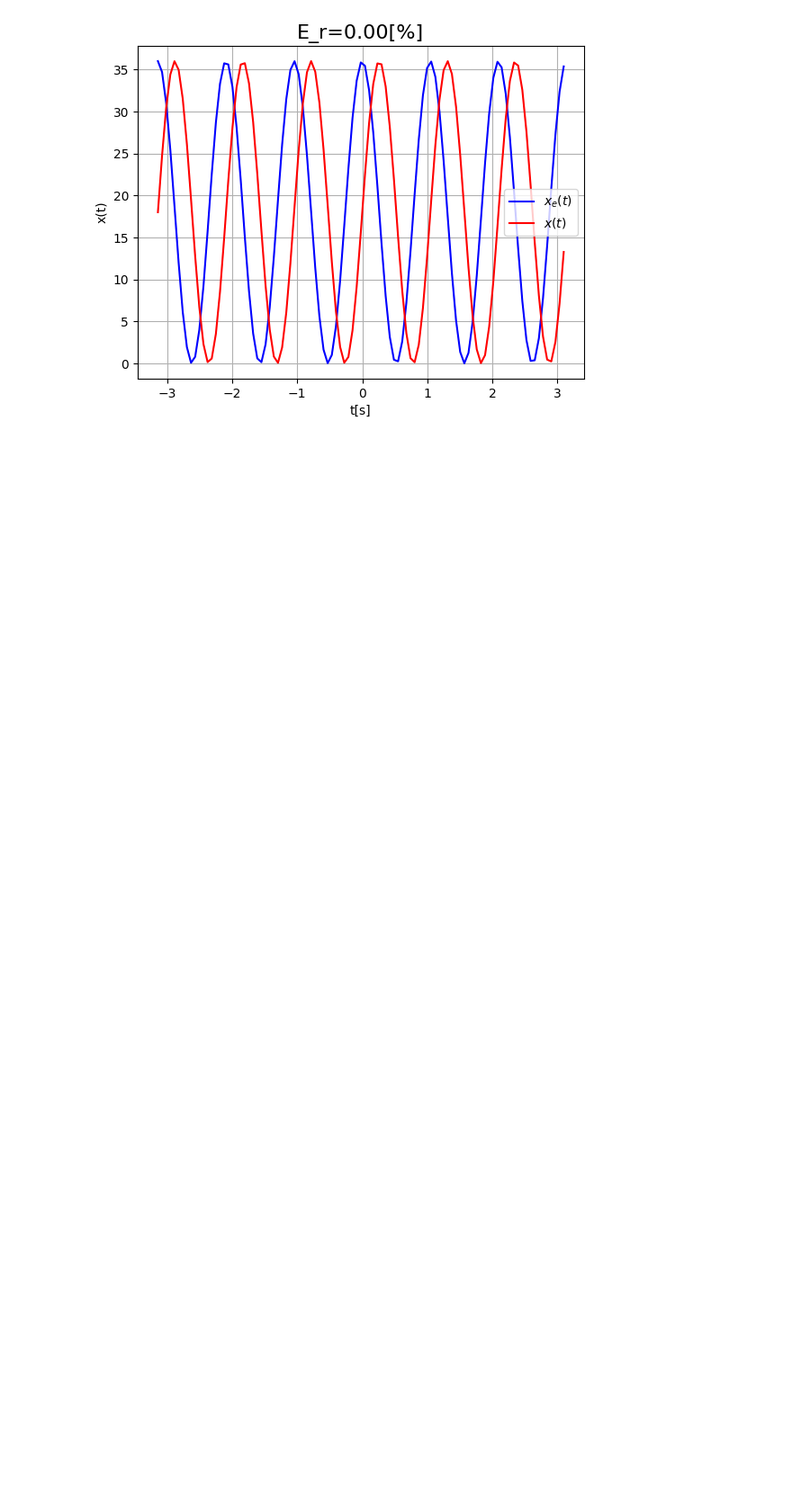
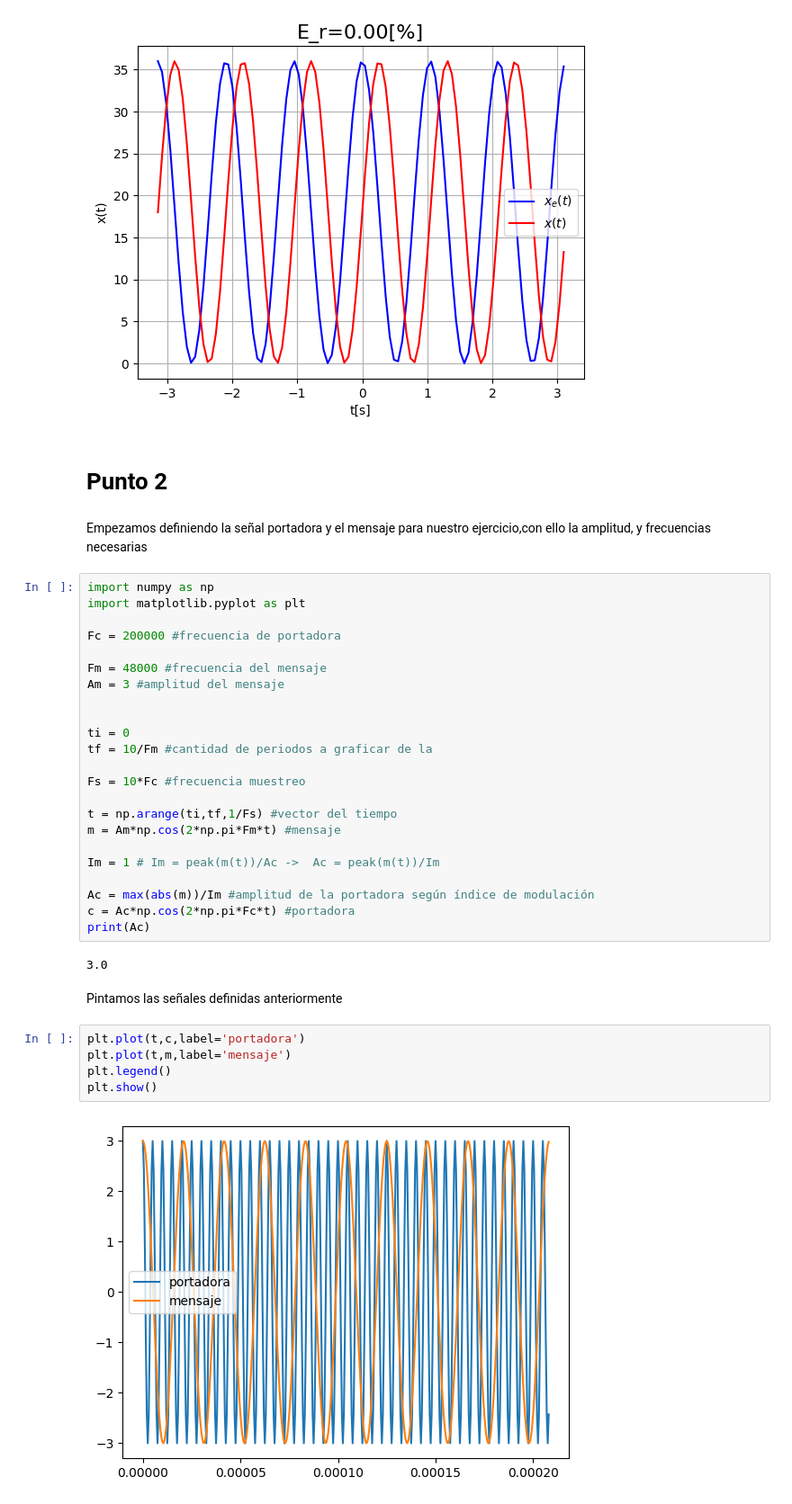
Before and after one commit to Elcejas77/Ejercicios, a Jupyter notebook: ArboledaDiego_Parcial2_2023.ipynb, the cells around one changed output. Shown at 90% size. Drawn from its saved outputs; the diff is of its cells as text; blank space fills up the shorter version.

```diff
--- a/ArboledaDiego_Parcial2_2023.ipynb
+++ b/ArboledaDiego_Parcial2_2023.ipynb
@@ -123,3 +123,41 @@ def pltest(Na=1):
 interact(pltest,Na=(1,N,1))
 # %% [output]
 [figure]
+# %% [markdown]
+# Punto 2
+# %% [markdown]
+Empezamos definiendo la señal portadora y el mensaje para nuestro ejercicio,con ello la amplitud, y frecuencias necesarias
+# %%
+import numpy as np
+import matplotlib.pyplot as plt
+
+Fc = 200000 #frecuencia de portadora
+
+Fm = 48000 #frecuencia del mensaje
+Am = 3 #amplitud del mensaje
+
+
+ti = 0
+tf = 10/Fm #cantidad de periodos a graficar de la
+
+Fs = 10*Fc #frecuencia muestreo
+
+t = np.arange(ti,tf,1/Fs) #vector del tiempo
+m = Am*np.cos(2*np.pi*Fm*t) #mensaje
+
+Im = 1 # Im = peak(m(t))/Ac ->  Ac = peak(m(t))/Im
+
+Ac = max(abs(m))/Im #amplitud de la portadora según índice de modulación
+c = Ac*np.cos(2*np.pi*Fc*t) #portadora
+print(Ac)
+# %% [output]
+3.0
+# %% [markdown]
+Pintamos las señales definidas anteriormente
+# %%
+plt.plot(t,c,label='portadora')
+plt.plot(t,m,label='mensaje')
+plt.legend()
+plt.show()
+# %% [output]
+[figure, added]
```
Also changed, not shown: parts of 27 cells of this notebook.
